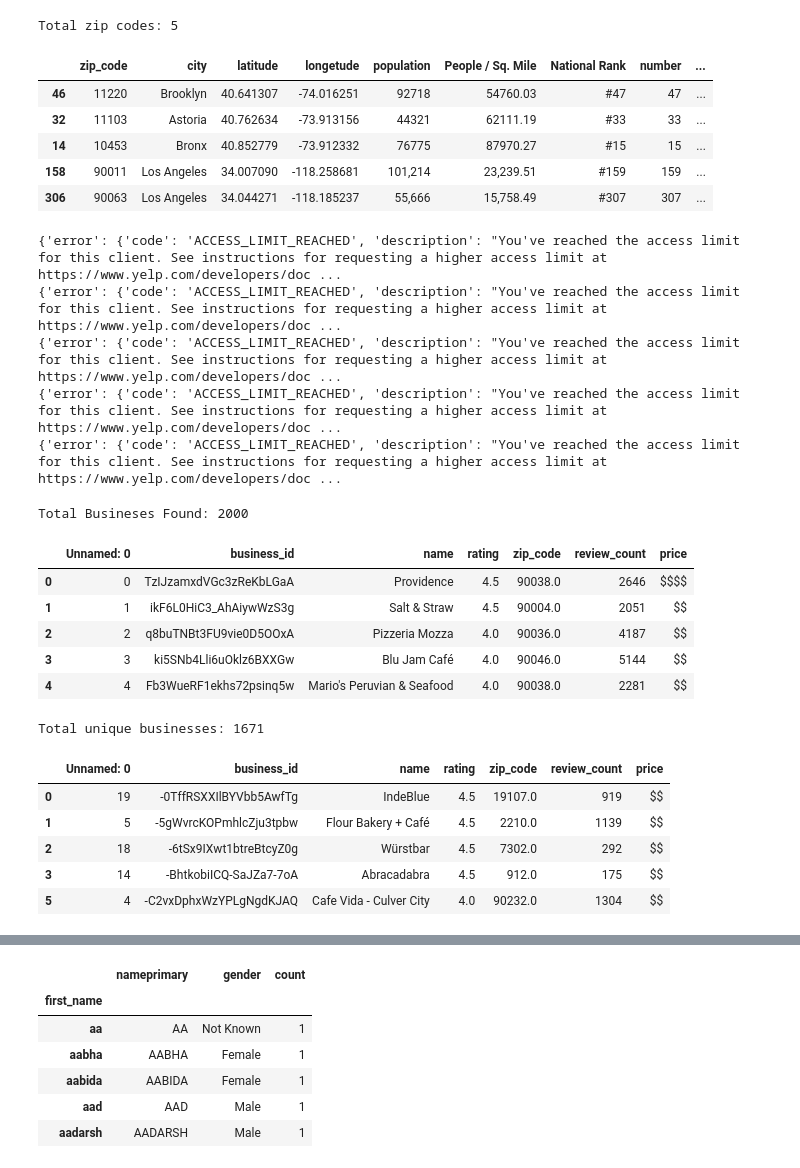
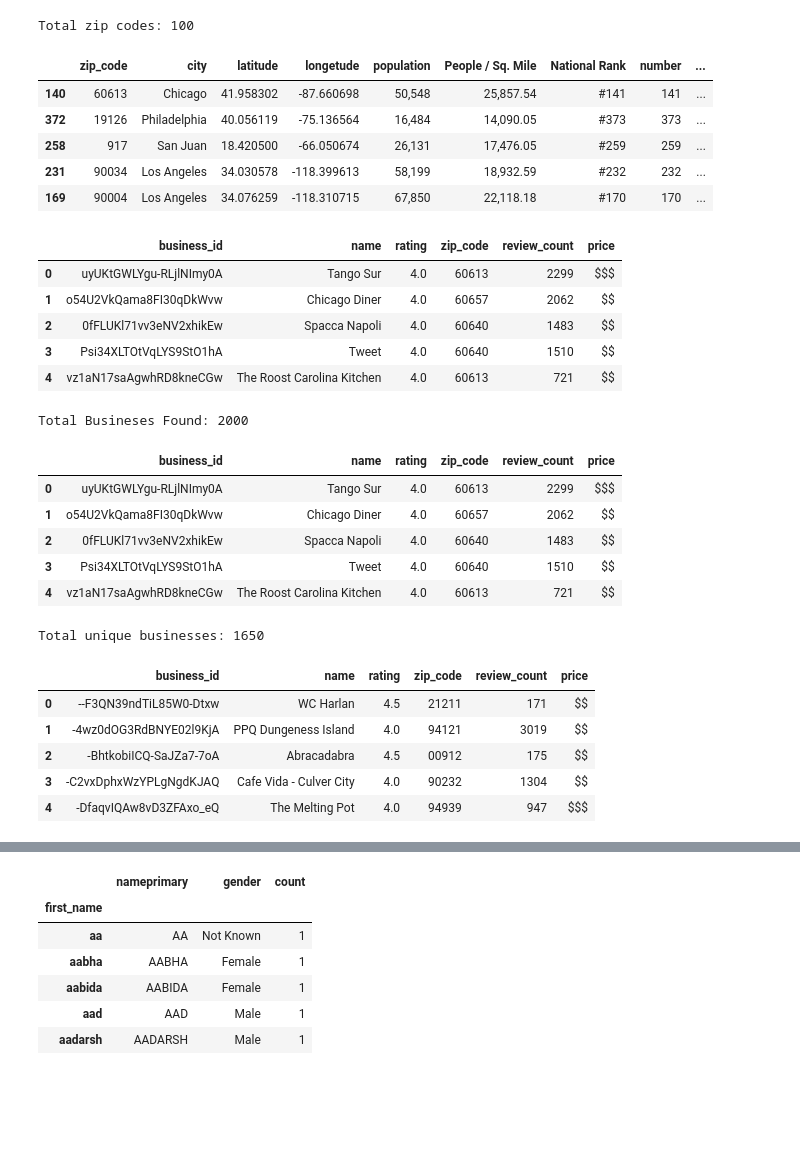
Before and after one commit to DutchDS/Project-1, a Jupyter notebook: Q2_FINAL.ipynb, the cells around one changed output, grey strips where cells are left out. Cells and saved outputs as stored; diff of their text form; code cells hidden in the pictures; blank space fills up the shorter version.

```diff
--- a/Q2_FINAL.ipynb
+++ b/Q2_FINAL.ipynb
@@ -18,7 +18,7 @@ file = 'input/zipcodes_all.csv'
 
 df_list = pd.read_csv(file)
 # Randomly select 100 zipcodes
-df_zip = df_list.sample(5)
+df_zip = df_list.sample(100)
 
 # When testing use a small set of ZIP Codes: df_zip = df.iloc[0:5,:]
 zip_count = df_zip.zip_code.count()
@@ -26,13 +26,13 @@ print(f"Total zip codes: {zip_count}")
 
 df_zip.head()
 # %% [output]
-Total zip codes: 5
+Total zip codes: 100
 |  | zip_code | city | latitude | longetude | population | People / Sq. Mile | National Rank | number | ... |
-| 46 | 11220 | Brooklyn | 40.641307 | -74.016251 | 92718 | 54760.03 | #47 | 47 | ... |
-| 32 | 11103 | Astoria | 40.762634 | -73.913156 | 44321 | 62111.19 | #33 | 33 | ... |
-| 14 | 10453 | Bronx | 40.852779 | -73.912332 | 76775 | 87970.27 | #15 | 15 | ... |
-| 158 | 90011 | Los Angeles | 34.007090 | -118.258681 | 101,214 | 23,239.51 | #159 | 159 | ... |
-| 306 | 90063 | Los Angeles | 34.044271 | -118.185237 | 55,666 | 15,758.49 | #307 | 307 | ... |
+| 140 | 60613 | Chicago | 41.958302 | -87.660698 | 50,548 | 25,857.54 | #141 | 141 | ... |
+| 372 | 19126 | Philadelphia | 40.056119 | -75.136564 | 16,484 | 14,090.05 | #373 | 373 | ... |
+| 258 | 917 | San Juan | 18.420500 | -66.050674 | 26,131 | 17,476.05 | #259 | 259 | ... |
+| 231 | 90034 | Los Angeles | 34.030578 | -118.399613 | 58,199 | 18,932.59 | #232 | 232 | ... |
+| 169 | 90004 | Los Angeles | 34.076259 | -118.310715 | 67,850 | 22,118.18 | #170 | 170 | ... |
 # %%
 # Get ready to import yelp data
 API_KEY=yelp_key
@@ -84,33 +84,34 @@ for index, row in df_zip.iterrows():
 
 df_bus_total.head()
 # %% [output]
-{'error': {'code': 'ACCESS_LIMIT_REACHED', 'description': "You've reached the access limit for this client. See instructions for requesting a higher access limit at https://www.yelp.com/developers/doc ...
-{'error': {'code': 'ACCESS_LIMIT_REACHED', 'description': "You've reached the access limit for this client. See instructions for requesting a higher access limit at https://www.yelp.com/developers/doc ...
-{'error': {'code': 'ACCESS_LIMIT_REACHED', 'description': "You've reached the access limit for this client. See instructions for requesting a higher access limit at https://www.yelp.com/developers/doc ...
-{'error': {'code': 'ACCESS_LIMIT_REACHED', 'description': "You've reached the access limit for this client. See instructions for requesting a higher access limit at https://www.yelp.com/developers/doc ...
-{'error': {'code': 'ACCESS_LIMIT_REACHED', 'description': "You've reached the access limit for this client. See instructions for requesting a higher access limit at https://www.yelp.com/developers/doc ...
+|  | business_id | name | rating | zip_code | review_count | price |
+| 0 | uyUKtGWLYgu-RLjlNImy0A | Tango Sur | 4.0 | 60613 | 2299 | $$$ |
+| 1 | o54U2VkQama8FI30qDkWvw | Chicago Diner | 4.0 | 60657 | 2062 | $$ |
+| 2 | 0fFLUKl71vv3eNV2xhikEw | Spacca Napoli | 4.0 | 60640 | 1483 | $$ |
+| 3 | Psi34XLTOtVqLYS9StO1hA | Tweet | 4.0 | 60640 | 1510 | $$ |
+| 4 | vz1aN17saAgwhRD8kneCGw | The Roost Carolina Kitchen | 4.0 | 60613 | 721 | $$ |
 # %%
 # CAUTION!
 # Specify the file to write to
-# output_path = os.path.join("output", "business_data_all.csv")
-# df_bus_total.to_csv(output_path)
+output_path = os.path.join("output", "business_data_all.csv")
+df_bus_total.to_csv(output_path)
 
 # or use existing .csv file to save on API calls:
-df_bus_total = pd.read_csv('output/business_data_all.csv')
+# df_bus_total = pd.read_csv('output/business_data_all.csv')
 
 bus_count = df_bus_total['business_id'].count()
 
 print(f"Total Busineses Found: {bus_count}")
 # df_bus_total['price'].head()
 df_bus_total.head()
 # %% [output]
 Total Busineses Found: 2000
-|  | Unnamed: 0 | business_id | name | rating | zip_code | review_count | price |
-| 0 | 0 | TzIJzamxdVGc3zReKbLGaA | Providence | 4.5 | 90038.0 | 2646 | $$$$ |
-| 1 | 1 | ikF6L0HiC3_AhAiywWzS3g | Salt & Straw | 4.5 | 90004.0 | 2051 | $$ |
-| 2 | 2 | q8buTNBt3FU9vie0D5OOxA | Pizzeria Mozza | 4.0 | 90036.0 | 4187 | $$ |
-| 3 | 3 | ki5SNb4Lli6uOklz6BXXGw | Blu Jam Café | 4.0 | 90046.0 | 5144 | $$ |
-| 4 | 4 | Fb3WueRF1ekhs72psinq5w | Mario's Peruvian & Seafood | 4.0 | 90038.0 | 2281 | $$ |
+|  | business_id | name | rating | zip_code | review_count | price |
+| 0 | uyUKtGWLYgu-RLjlNImy0A | Tango Sur | 4.0 | 60613 | 2299 | $$$ |
+| 1 | o54U2VkQama8FI30qDkWvw | Chicago Diner | 4.0 | 60657 | 2062 | $$ |
+| 2 | 0fFLUKl71vv3eNV2xhikEw | Spacca Napoli | 4.0 | 60640 | 1483 | $$ |
+| 3 | Psi34XLTOtVqLYS9StO1hA | Tweet | 4.0 | 60640 | 1510 | $$ |
+| 4 | vz1aN17saAgwhRD8kneCGw | The Roost Carolina Kitchen | 4.0 | 60613 | 721 | $$ |
 # %%
 # Drop duplicates
 df_bus_total = df_bus_total.sort_values('business_id')
@@ -131,13 +132,13 @@ print(f"Total unique businesses: {bus_uni_count}")
 
 df_bus_unique.head()
 # %% [output]
-Total unique businesses: 1671
+Total unique businesses: 1650
-|  | Unnamed: 0 | business_id | name | rating | zip_code | review_count | price |
-| 0 | 19 | -0TffRSXXIlBYVbb5AwfTg | IndeBlue | 4.5 | 19107.0 | 919 | $$ |
-| 1 | 5 | -5gWvrcKOPmhlcZju3tpbw | Flour Bakery + Café | 4.5 | 2210.0 | 1139 | $$ |
-| 2 | 18 | -6tSx9IXwt1btreBtcyZ0g | Würstbar | 4.5 | 7302.0 | 292 | $$ |
-| 3 | 14 | -BhtkobiICQ-SaJZa7-7oA | Abracadabra | 4.5 | 912.0 | 175 | $$ |
-| 5 | 4 | -C2vxDphxWzYPLgNgdKJAQ | Cafe Vida - Culver City | 4.0 | 90232.0 | 1304 | $$ |
+|  | business_id | name | rating | zip_code | review_count | price |
+| 0 | --F3QN39ndTiL85W0-Dtxw | WC Harlan | 4.5 | 21211 | 171 | $$ |
+| 1 | -4wz0dOG3RdBNYE02l9KjA | PPQ Dungeness Island | 4.0 | 94121 | 3019 | $$ |
+| 2 | -BhtkobiICQ-SaJZa7-7oA | Abracadabra | 4.5 | 00912 | 175 | $$ |
+| 3 | -C2vxDphxWzYPLgNgdKJAQ | Cafe Vida - Culver City | 4.0 | 90232 | 1304 | $$ |
+| 4 | -DfaqvIQAw8vD3ZFAxo_eQ | The Melting Pot | 4.0 | 94939 | 947 | $$$ |
 # %%
 # Get reviews for each unique business
 dict_rev_total = {}
```
Also changed, not shown: parts of 17 cells of this notebook, 27 other files.
